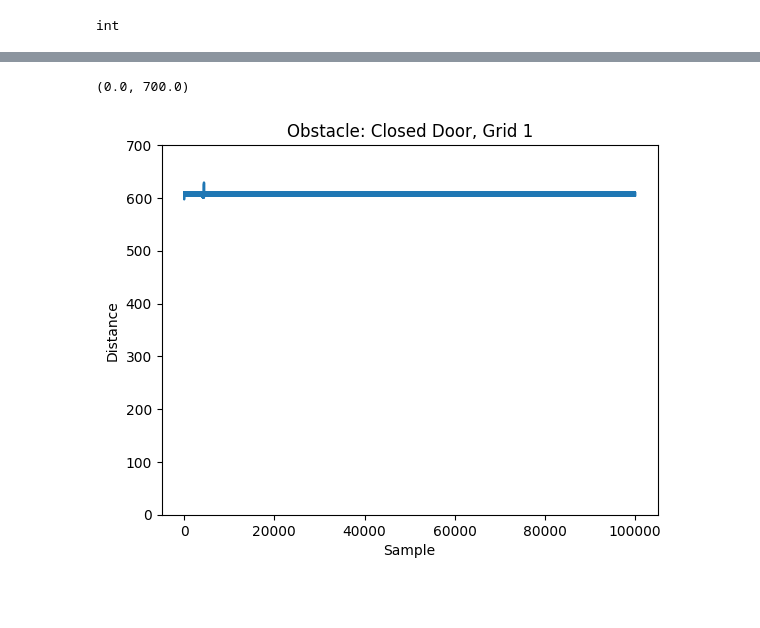
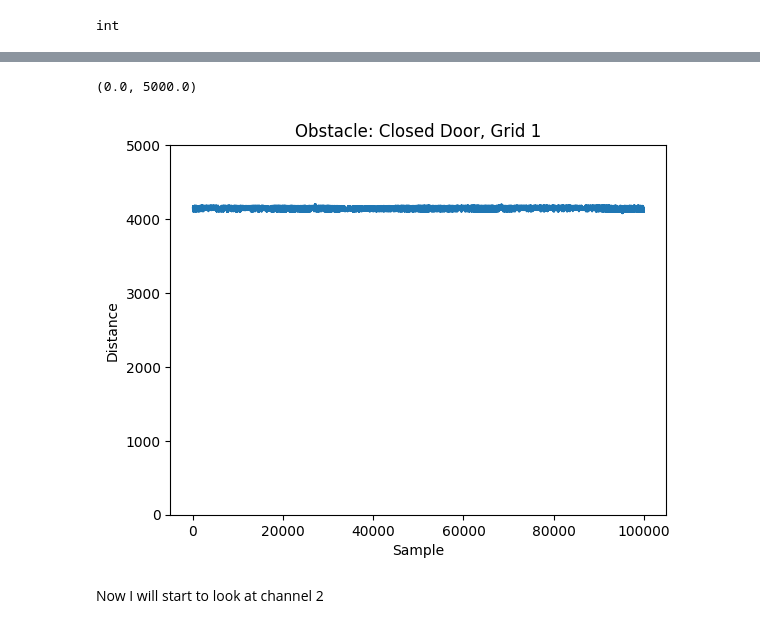
Before and after one commit to ofithcheallaigh/masters_project, a Jupyter notebook: Python/1. Data Analysis/intial_look.ipynb, the cells around one changed output, grey strips where cells are left out. Saved outputs shown, nothing was run; the diff lists cells and outputs as text; code cells hidden in the pictures; blank space fills up the shorter version.

```diff
--- a/Python/1. Data Analysis/intial_look.ipynb
+++ b/Python/1. Data Analysis/intial_look.ipynb
@@ -28,4 +28,4 @@ files[0]
 # %%
-grid1_df = pd.read_csv(files[3])
-grid1_df.head(10)
+grid_df = pd.read_csv(files[4])
+grid_df.head(10)
 # %% [output]
@@ -43,8 +43,8 @@ grid1_df.head(10)
 # %%
 # I just want the first column
-col_names = grid1_df.columns
+col_names = grid_df.columns
 col_names[0]
-data = grid1_df[col_names[0]]
+data = grid_df[col_names[0]]
 # %%
 data
 # %% [output]
@@ -158,9 +172,11 @@ ch1_int_nums = pd.to_numeric(ch1_str_nums, errors='coerce').fillna(0).astype(np.
 # %%
 plt.plot(ch1_int_nums)
 plt.title("Obstacle: Closed Door, Grid 1")
 plt.xlabel("Sample")
 plt.ylabel("Distance")
-plt.ylim(0,700)
+plt.ylim(0,5000)
 # %% [output]
-(0.0, 700.0)
+(0.0, 5000.0)
-[figure, old version]
+[figure, new version]
+# %% [markdown]
+Now I will start to look at channel 2
```
Also changed, not shown: parts of 22 cells of this notebook.
